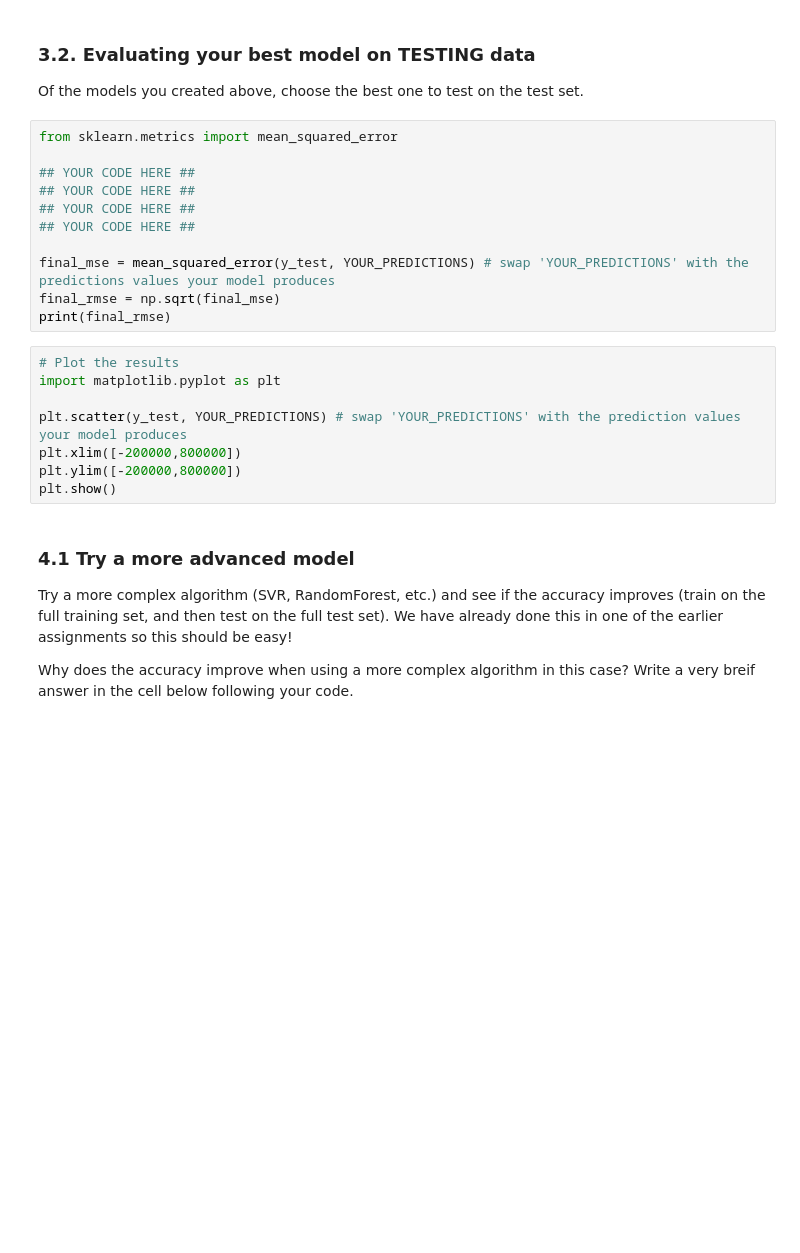
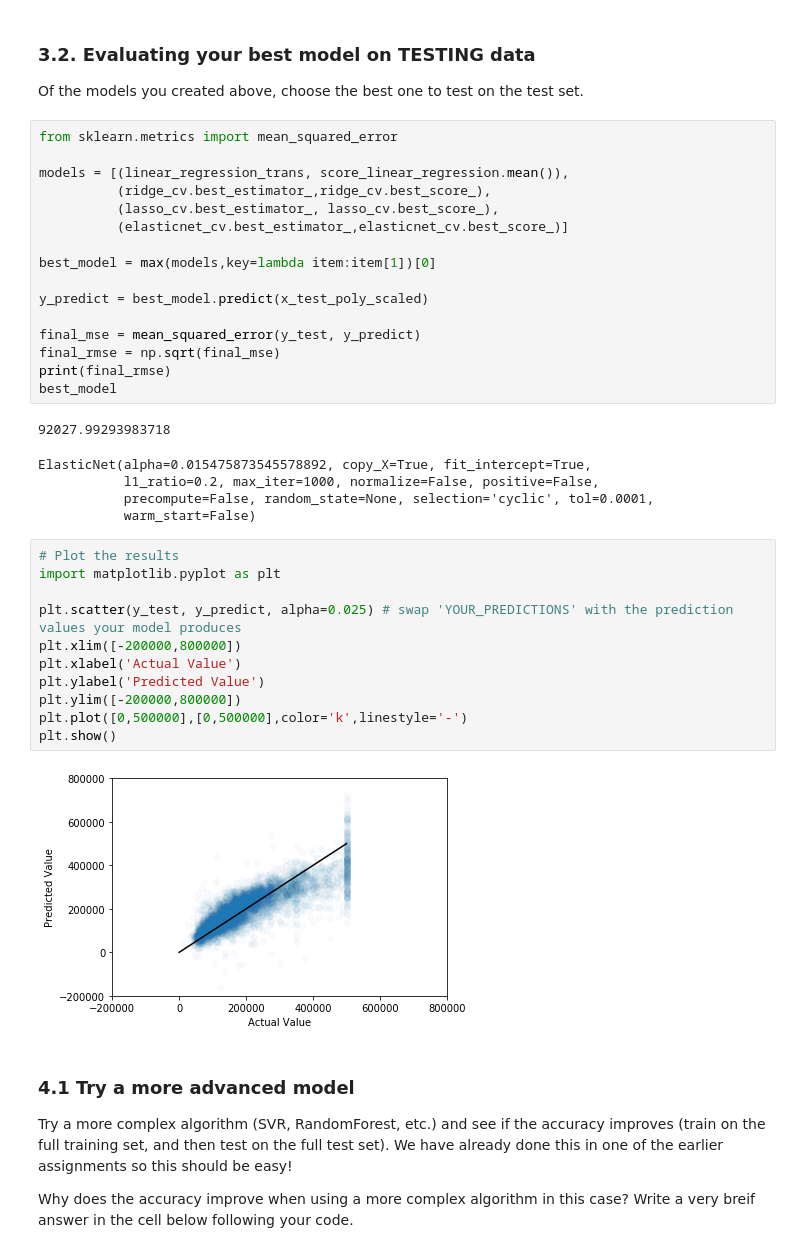
Before and after one commit to c0llins0/SCS-3253-Machine-Learning, a Jupyter notebook: W4_Collins_qq332706.ipynb, the cells around one changed output. Drawn from its saved outputs; the diff is of its cells as text; blank space fills up the shorter version.

```diff
--- a/W4_Collins_qq332706.ipynb
+++ b/W4_Collins_qq332706.ipynb
@@ -190,25 +292,41 @@ Before you compute the final_rmse on the test data using your best model, pause
 ### 3.2. Evaluating your best model on TESTING data
 
 Of the models you created above, choose the best one to test on the test set.
-# %%
-from sklearn.metrics import mean_squared_error
-
-## YOUR CODE HERE ##
-## YOUR CODE HERE ##
-## YOUR CODE HERE ##
-## YOUR CODE HERE ##
-
-final_mse = mean_squared_error(y_test, YOUR_PREDICTIONS) # swap 'YOUR_PREDICTIONS' with the predictions values your model produces
-final_rmse = np.sqrt(final_mse)
-print(final_rmse)
+# %%
+from sklearn.metrics import mean_squared_error
+
+models = [(linear_regression_trans, score_linear_regression.mean()),
+          (ridge_cv.best_estimator_,ridge_cv.best_score_),
+          (lasso_cv.best_estimator_, lasso_cv.best_score_),
+          (elasticnet_cv.best_estimator_,elasticnet_cv.best_score_)]
+
+best_model = max(models,key=lambda item:item[1])[0]
+
+y_predict = best_model.predict(x_test_poly_scaled)
+
+final_mse = mean_squared_error(y_test, y_predict)
+final_rmse = np.sqrt(final_mse)
+print(final_rmse)
+best_model
+# %% [output]
+92027.99293983718
+ElasticNet(alpha=0.015475873545578892, copy_X=True, fit_intercept=True,
+           l1_ratio=0.2, max_iter=1000, normalize=False, positive=False,
+           precompute=False, random_state=None, selection='cyclic', tol=0.0001,
+           warm_start=False)
 # %%
 # Plot the results
 import matplotlib.pyplot as plt
 
-plt.scatter(y_test, YOUR_PREDICTIONS) # swap 'YOUR_PREDICTIONS' with the prediction values your model produces
+plt.scatter(y_test, y_predict, alpha=0.025) # swap 'YOUR_PREDICTIONS' with the prediction values your model produces
 plt.xlim([-200000,800000])
+plt.xlabel('Actual Value')
+plt.ylabel('Predicted Value')
 plt.ylim([-200000,800000])
+plt.plot([0,500000],[0,500000],color='k',linestyle='-')
 plt.show()
+# %% [output]
+[figure, added]
 # %% [markdown]
 ### 4.1 Try a more advanced model
 
```
Also changed, not shown: parts of 29 cells of this notebook.
